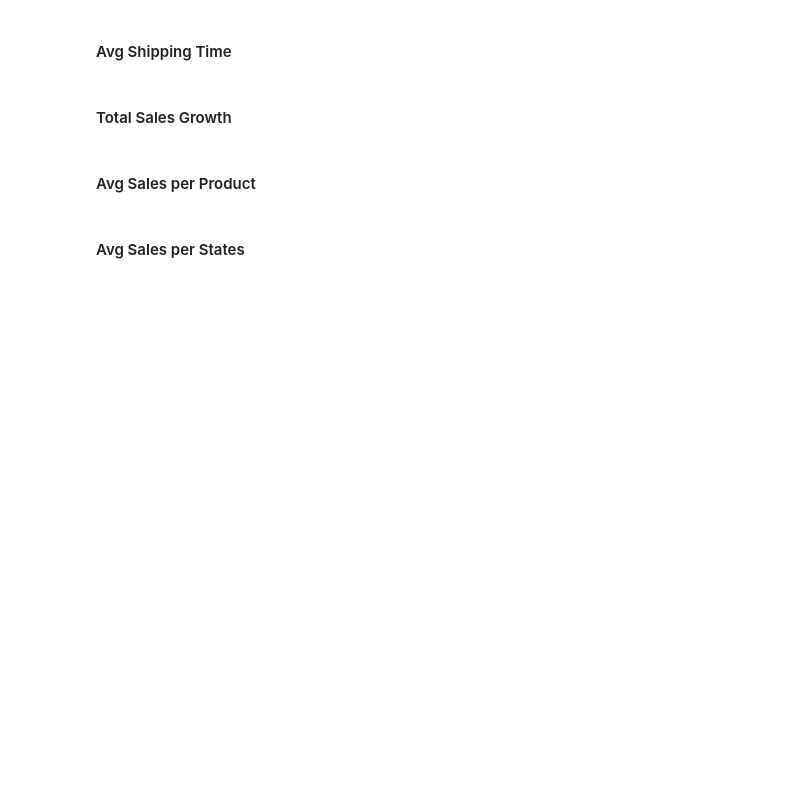
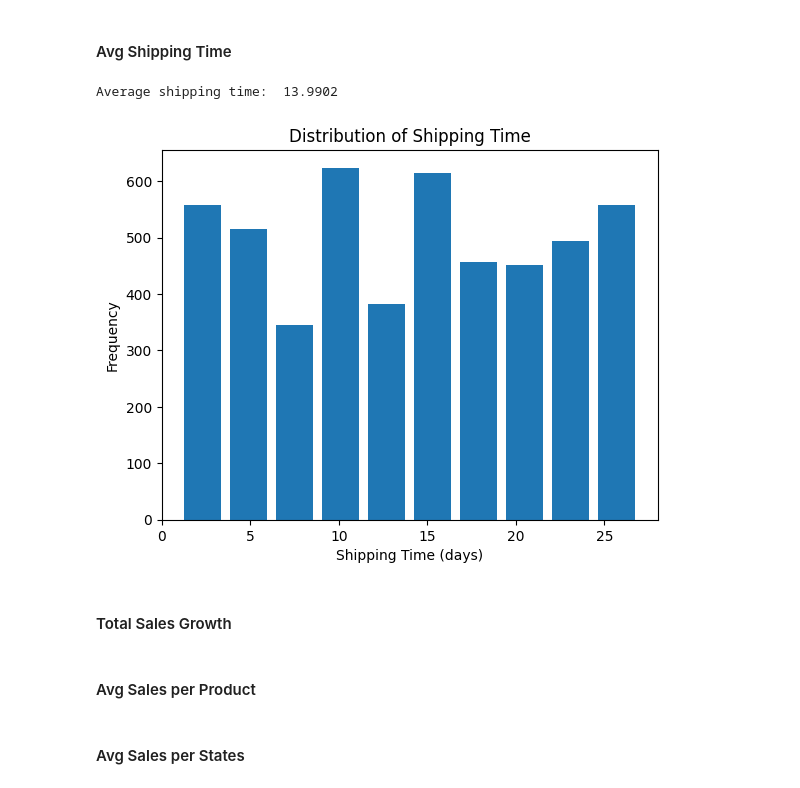
Before and after one commit to ykkhmrdn/Capstone-Project-DA, a Jupyter notebook: capstone_project_data_analytics.ipynb, the cells around one changed output. Cells and saved outputs as stored; diff of their text form; code cells hidden in the pictures; blank space fills up the shorter version.

```diff
--- a/capstone_project_data_analytics.ipynb
+++ b/capstone_project_data_analytics.ipynb
@@ -123,5 +165,30 @@ memory usage: 898.6+ KB
 # %% [markdown]
 #### Avg Shipping Time
+# %%
+# Define 'order_date' and 'delivery_date' column names
+order_date_column = 'order_date'
+delivery_date_column = 'delivery_date'
+
+# Convert 'order_date' and 'delivery_date' to datetime
+df[order_date_column] = pd.to_datetime(df[order_date_column])
+df[delivery_date_column] = pd.to_datetime(df[delivery_date_column])
+
+# Calculate shipping time for each order
+df['shipping_time'] = (df[delivery_date_column] - df[order_date_column]).dt.days
+
+# Calculate average shipping time
+average_shipping_time = df['shipping_time'].mean()
+
+print("Average shipping time: ", average_shipping_time)
+
+# Visualization
+df['shipping_time'].plot(kind='hist', rwidth=0.8)
+plt.title('Distribution of Shipping Time')
+plt.xlabel('Shipping Time (days)')
+plt.show()
+# %% [output]
+Average shipping time:  13.9902
+[figure, added]
 # %% [markdown]
 #### Total Sales Growth
 # %% [markdown]
```
Also changed, not shown: parts of 3 cells of this notebook.
